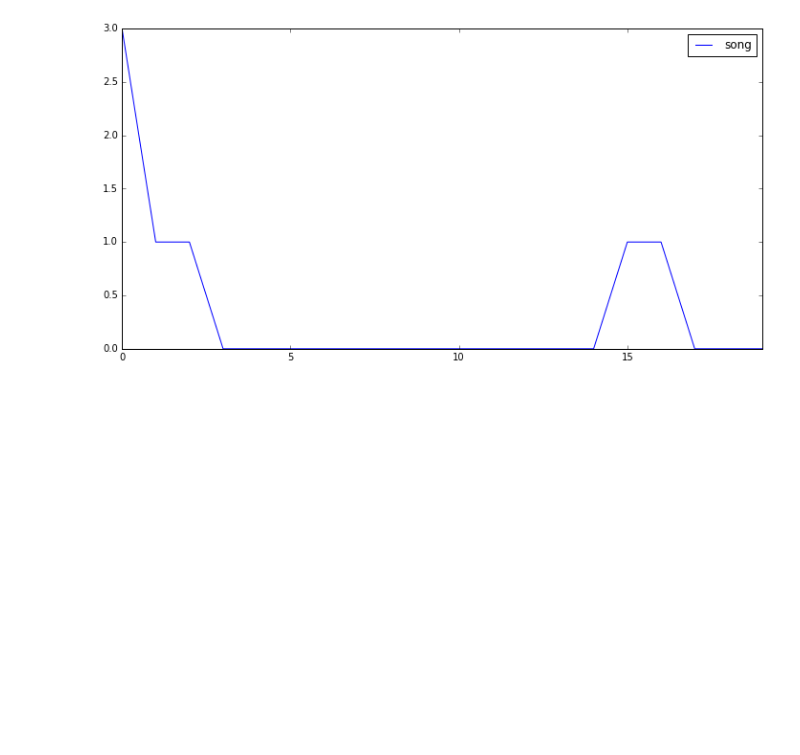
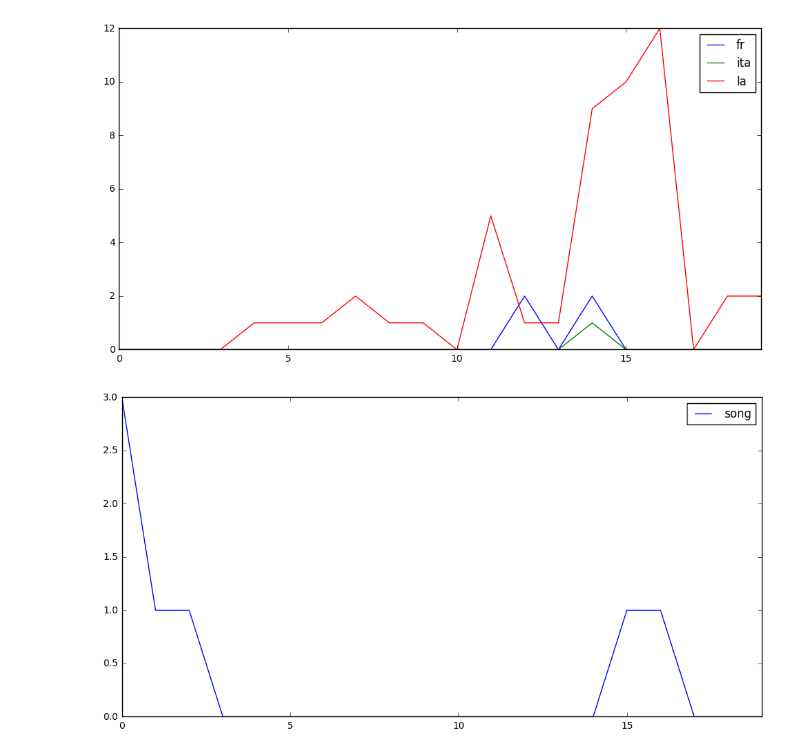
Before and after one commit to open-editions/corpus-joyce-portrait-TEI, a Jupyter notebook: analysis/portrait-analyses.ipynb, the cells around one changed output. Drawn from its saved outputs; the diff is of its cells as text; code cells hidden in the pictures; blank space fills up the shorter version.

```diff
--- a/analysis/portrait-analyses.ipynb
+++ b/analysis/portrait-analyses.ipynb
@@ -60,7 +60,8 @@ class Text():
         return buckets
 # %%
 t = Text('../portrait.xml')
-#langDict = t.showLangs(['la', 'fr', 'ita'])
+langDict = t.showLangs(['la', 'fr', 'ita'])
 t.showFeatures(['song'])
 # %% [output]
-[figure, old version]
+[figure, new version]
+[figure, added]
```
